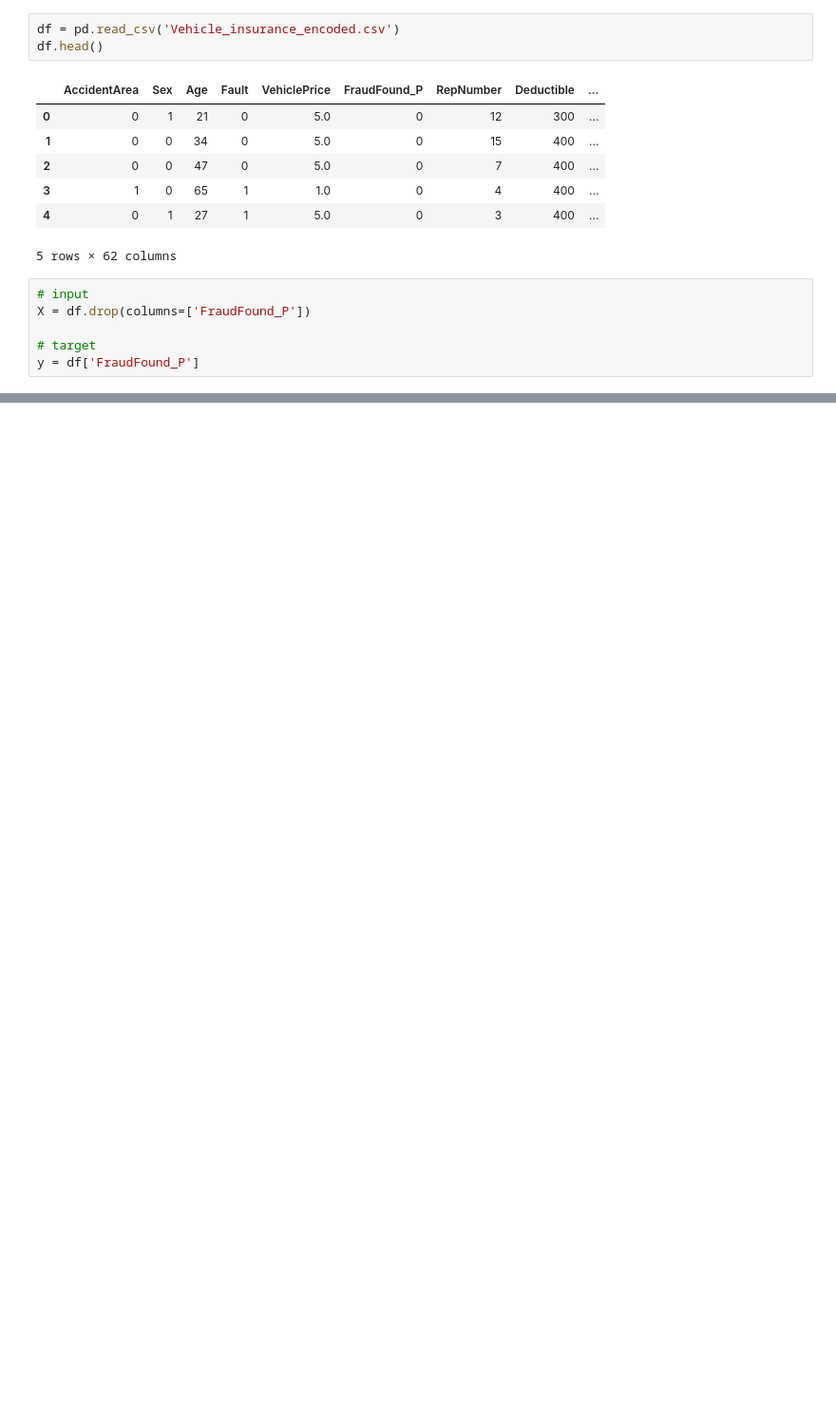
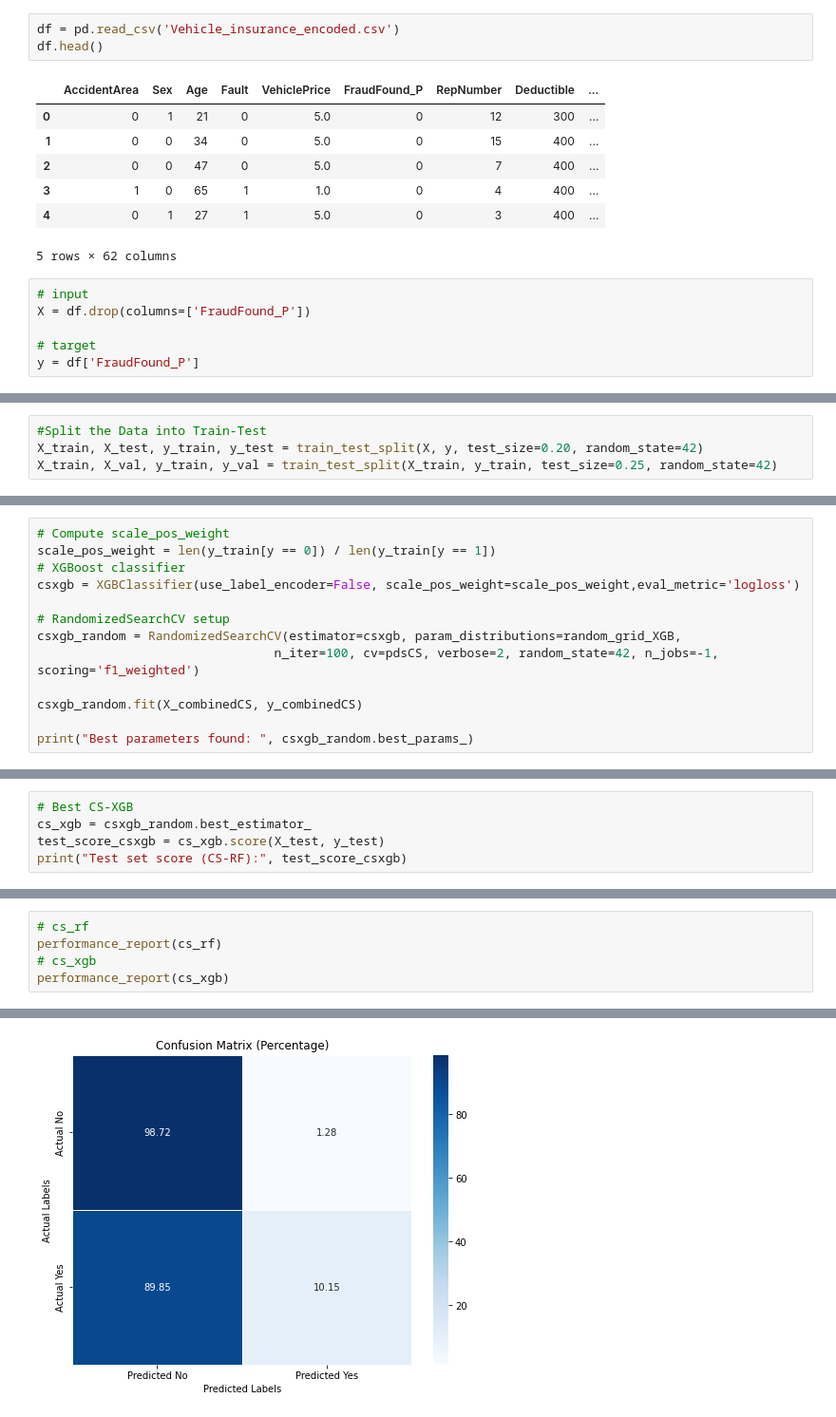
Before and after one commit to IanChen-ML/Insurance-Data-Analytics, a Jupyter notebook: Prediction.ipynb, the cells around one changed output, grey strips where cells are left out. Shown: that part at 95% size. Drawn from its saved outputs; the diff is of its cells as text; blank space fills up the shorter version.

```diff
--- a/Prediction.ipynb
+++ b/Prediction.ipynb
@@ -225,0 +54,4 @@ UnicodeDecodeError: 'utf-8' codec can't decode byte 0xbb in position 220: invali
+# %%
+#Split the Data into Train-Test
+X_train, X_test, y_train, y_test = train_test_split(X, y, test_size=0.20, random_state=42)
+X_train, X_val, y_train, y_val = train_test_split(X_train, y_train, test_size=0.25, random_state=42)
@@ -225,0 +347,13 @@ UnicodeDecodeError: 'utf-8' codec can't decode byte 0xbb in position 220: invali
+# %%
+# Compute scale_pos_weight
+scale_pos_weight = len(y_train[y == 0]) / len(y_train[y == 1])
+# XGBoost classifier
+csxgb = XGBClassifier(use_label_encoder=False, scale_pos_weight=scale_pos_weight,eval_metric='logloss')
+
+# RandomizedSearchCV setup
+csxgb_random = RandomizedSearchCV(estimator=csxgb, param_distributions=random_grid_XGB,
+                                n_iter=100, cv=pdsCS, verbose=2, random_state=42, n_jobs=-1, scoring='f1_weighted')
+
+csxgb_random.fit(X_combinedCS, y_combinedCS)
+
+print("Best parameters found: ", csxgb_random.best_params_)
@@ -225,0 +427,5 @@ UnicodeDecodeError: 'utf-8' codec can't decode byte 0xbb in position 220: invali
+# %%
+# Best CS-XGB
+cs_xgb = csxgb_random.best_estimator_
+test_score_csxgb = cs_xgb.score(X_test, y_test)
+print("Test set score (CS-RF):", test_score_csxgb)
@@ -225,0 +503,6 @@ UnicodeDecodeError: 'utf-8' codec can't decode byte 0xbb in position 220: invali
+# %%
+# cs_rf
+performance_report(cs_rf)
+# cs_xgb
+performance_report(cs_xgb)
+# %% [output]
@@ -225,0 +521 @@ UnicodeDecodeError: 'utf-8' codec can't decode byte 0xbb in position 220: invali
+[figure, added]
```
Also changed, not shown: parts of 67 cells of this notebook.
